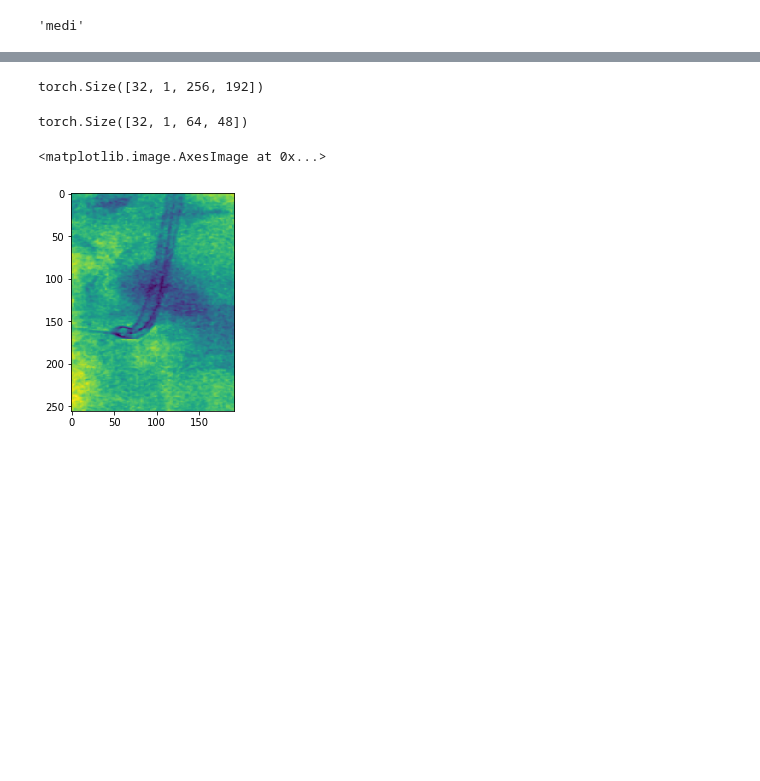
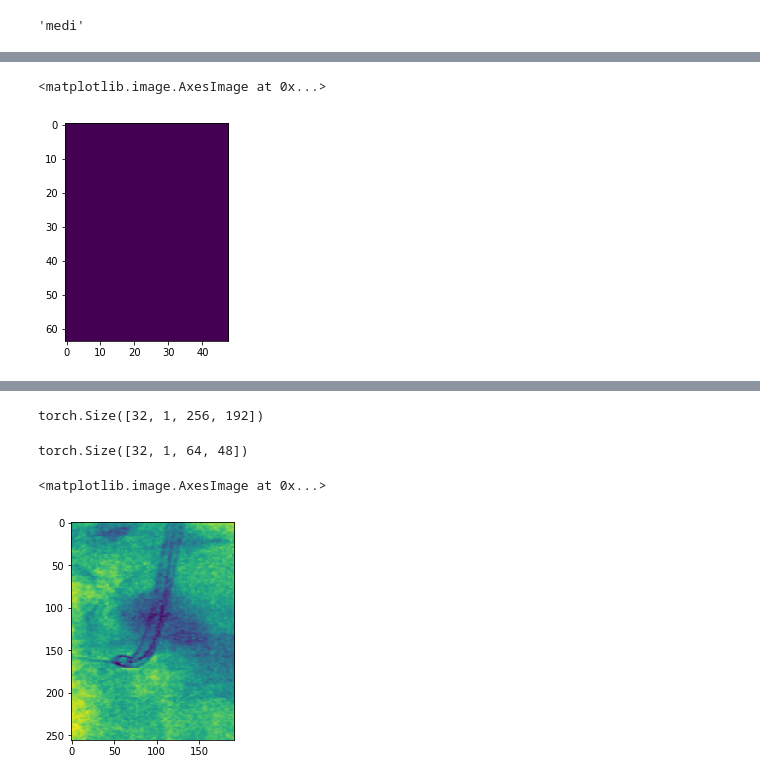
Before and after one commit to whikwon/human-pose-estimation.pytorch, a Jupyter notebook: pose_estimation/Tutorial.ipynb, the cells around one changed output, grey strips where cells are left out. Cells and saved outputs as stored; diff of their text form; code cells hidden in the pictures; blank space fills up the shorter version.

```diff
--- a/pose_estimation/Tutorial.ipynb
+++ b/pose_estimation/Tutorial.ipynb
@@ -78,0 +114,5 @@ sample = iter(train_loader).next()
+# %%
+plt.imshow(sample[1][0,2])
+# %% [output]
+<matplotlib.image.AxesImage at 0x...>
+[figure, added]
```
Also changed, not shown: parts of 11 cells of this notebook, 7 other files.
